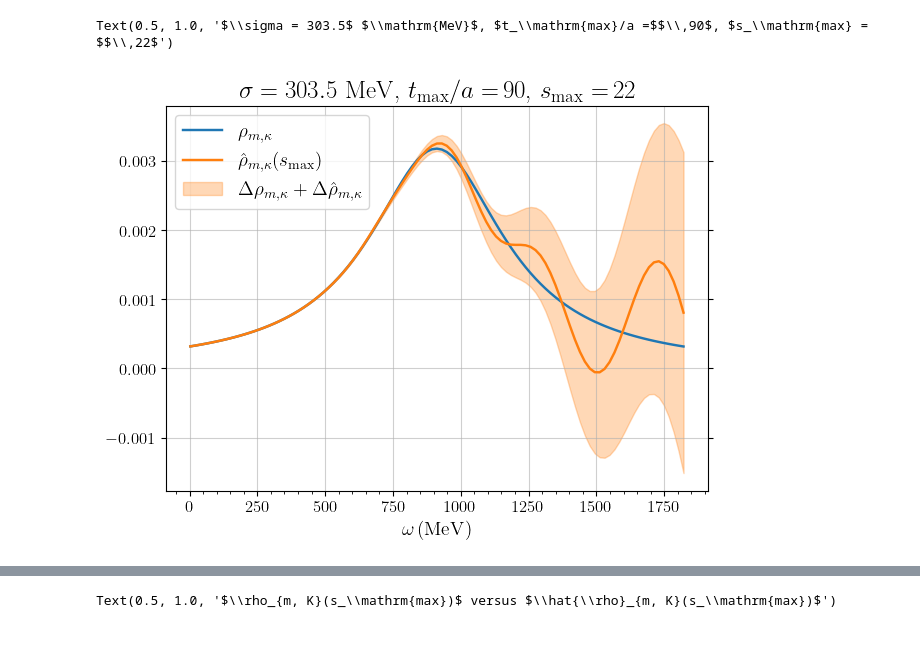
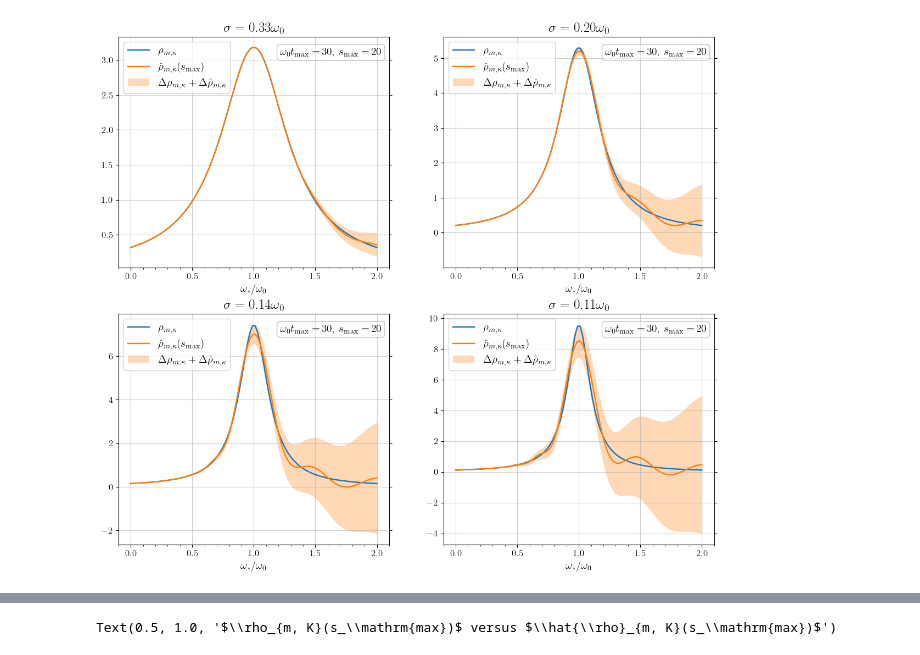
Before and after one commit to DiegoToniolo/Analysis_spectral_densities, a Jupyter notebook: plots_single_exp.ipynb, the cells around one changed output, grey strips where cells are left out. Saved outputs shown, nothing was run; the diff lists cells and outputs as text; code cells hidden in the pictures.

Commit message:
Changing style to plots

```diff
--- a/plots_single_exp.ipynb
+++ b/plots_single_exp.ipynb
@@ -190,15 +187,15 @@ bound_smax(0.5, 18, 0, [0.001, 0.3], np.diag([0, 0]), "Breit-Wigner", 270*0.065/
 # %%
-par = np.array([0.001, 0.3])
-t_max = [30, 45, 60, 75, 90, +np.inf]
+par = np.array([1, 0.3])
+t_max = np.array([10, 15, 20, 25, 30, +np.inf])/par[1]
 s = np.linspace(0.0001, 25, 51)
 
 for ti in range(len(t_max)):
     y, J = mellin_C2(s, par, 0, t_max[ti])
     mod, _ = modulus(y, J, print_J=True)
     if t_max[ti] == +np.inf:
-        line, = plt.plot(s, np.sqrt(2*np.pi)*mod, label = r"$t_\mathrm{max}/a = +\infty$")
+        line, = plt.plot(s, np.sqrt(2*np.pi)*mod, label = r"$\omega_0 t_\mathrm{max} = +\infty$")
     else:
-        line, = plt.plot(s, np.sqrt(2*np.pi)*mod, label = r"$t_\mathrm{max}/a$"+r"$={}$".format(t_max[ti]))
+        line, = plt.plot(s, np.sqrt(2*np.pi)*mod, label = r"$\omega_0 t_\mathrm{max}$"+r"$={:.0f}$".format(t_max[ti]*par[1]))
     b, _= bound_mellin(t_max[ti], par, 0, 0, print_J=True)
     plt.plot(s, np.sqrt(2*np.pi)*np.full(len(s), b), linestyle='--', color=line.get_color())
 plt.legend()
@@ -218,26 +275,38 @@ ax.yaxis.set_minor_formatter(NullFormatter())
 # %%
-w = np.linspace(0.001, 0.6, 101)
-sigma = 0.1
-s_max = 22
-y_ex = par[0] * sigma/(np.pi*((par[1]-w)**2 + sigma**2))
-y, _ = rho_mellin(w, par, s_max, 0, 0, 90, "Breit-Wigner", sigma, print_J=True)
-plt.plot(w/(0.065/197.3), y_ex, label = r"$\rho_{m, \kappa}$")
-line, = plt.plot(w/(0.065/197.3), y, label = r"$\hat{\rho}_{m, \kappa}(s_\mathrm{max})$")
+w = np.linspace(0, 0.6, 100)
+sigma = [par[1]/3, par[1]/5, par[1]/7, par[1]/9]
+s_max = 20
+t_max = 30/par[1]
+plt.figure(figsize=(14, 12))
+for sigi in range(len(sigma)):
+    plt.subplot(2, 2, sigi+1)
+    y_ex = par[0] * sigma[sigi]/(np.pi*((par[1]-w)**2 + sigma[sigi]**2))
+    y, _ = rho_mellin(w, par, s_max, 0, 0, t_max, "Breit-Wigner", sigma[sigi], print_J=True)
+    plt.plot(w/par[1], y_ex, label = r"$\rho_{m, \kappa}$")
+    line, = plt.plot(w/par[1], y, label = r"$\hat{\rho}_{m, \kappa}(s_\mathrm{max})$")
 
-b_t = np.zeros(len(w))
-b_s = np.zeros(len(w))
-for wi in range(len(w)):
-    b_t[wi], _ = bound_t_rho(w[wi], s_max, 90, 0, [0.001, 0.3, 0, 0], np.diag([0, 0, 0, 0]), "Breit-Wigner", sigma)
-    b_s[wi], _ = bound_smax(w[wi], s_max, 0, [0.001, 0.3], np.diag([0, 0]), "Breit-Wigner", sigma, 90)
-print(np.c_[w, b_t, b_s])
-plt.fill_between(w/(0.065/197.3), y - b_t - np.sqrt(2*np.pi)*b_s, y + b_t + np.sqrt(2*np.pi)*b_s, alpha=0.3, color = line.get_color(), label = r"$\Delta\rho_{m, \kappa} + \Delta\hat{\rho}_{m, \kappa}$")
-plt.xlabel(r"$\omega\,(\mathrm{MeV})$")
-plt.legend()
-ax = plt.gca()
-ax.xaxis.set_major_locator(MultipleLocator(250))
-ax.xaxis.set_minor_locator(MultipleLocator(50))
-#ax.yaxis.set_major_locator(MultipleLocator(0.001))
-#ax.yaxis.set_minor_locator(MultipleLocator(0.0002))
-#ax.yaxis.set_minor_formatter(NullFormatter())
-plt.title(r"$\sigma = {:.1f}$".format(sigma/(0.065/197.3)) + r" $\mathrm{MeV}$, $t_\mathrm{max}/a =$" + r"$\,{}$".format(90) + r", $s_\mathrm{max} = $" + r"$\,{}$".format(s_max))
+    b_t = np.zeros(len(w))
+    b_s = np.zeros(len(w))
+    for wi in range(len(w)):
+        b_t[wi], _ = bound_t_rho(w[wi], s_max, t_max, 0, [1, 0.3, 0, 0], np.diag([0, 0, 0, 0]), "Breit-Wigner", sigma[sigi])
+        b_s[wi], _ = bound_smax(w[wi], s_max, 0, [1, 0.3], np.diag([0, 0]), "Breit-Wigner", sigma[sigi], t_max)
+    plt.fill_between(w/par[1], y - b_t - b_s, y + b_t + b_s, alpha=0.3, color = line.get_color(), linewidth=0.0, label = r"$\Delta\rho_{m, \kappa} + \Delta\hat{\rho}_{m, \kappa}$")
+    plt.xlabel(r"$\omega_*/\omega_0$")
+    plt.legend(loc = "upper left")
+    plt.title(r"$\sigma = {:.2f}\omega_0$".format(sigma[sigi]/par[1]))
+    [bottom, top] = plt.ylim()
+    [left, right] = plt.xlim()
+    plt.text(left + 0.5975*(right-left), bottom + 0.92*(top-bottom), r"$\omega_0 t_\mathrm{max} = $" + r"$\,{:.0f}$".format(t_max*par[1]) + r", $s_\mathrm{max} = $" + r"$\,{}$".format(s_max), bbox=dict(boxstyle="round", facecolor='white', alpha=0.5, edgecolor='grey'))
+    ax = plt.gca()
+    ax.xaxis.set_major_locator(MultipleLocator(0.5))
+    ax.xaxis.set_minor_locator(MultipleLocator(0.1))
+
+#f1 = open("rho.txt", "w")
+#f2 = open("rho_hat_smax.txt", "w")
+#for wi in range(len(w)):
+#    print("{:.15f}".format(w[wi]/par[1]), "{:.15e}".format(y_ex[wi]), file=f1)
+#    print("{:.15f}".format(w[wi]/par[1]), "{:.15e}".format(y[wi]), "{:.15e}".format(b_t[wi]), "{:.15e}".format(b_t[wi] + b_s[wi]), file=f2)
+
+#f1.close()
+#f2.close()
 # %% [output]
@@ -261,2 +313 @@ plt.title(r"$\sigma = {:.1f}$".format(sigma/(0.065/197.3)) + r" $\mathrm{MeV}$,
-Text(0.5, 1.0, '$\\sigma = 303.5$ $\\mathrm{MeV}$, $t_\\mathrm{max}/a =$$\\,90$, $s_\\mathrm{max} = $$\\,22$')
-[figure, old version]
+[figure, new version]
```
Also changed, not shown: parts of 9 cells of this notebook.
